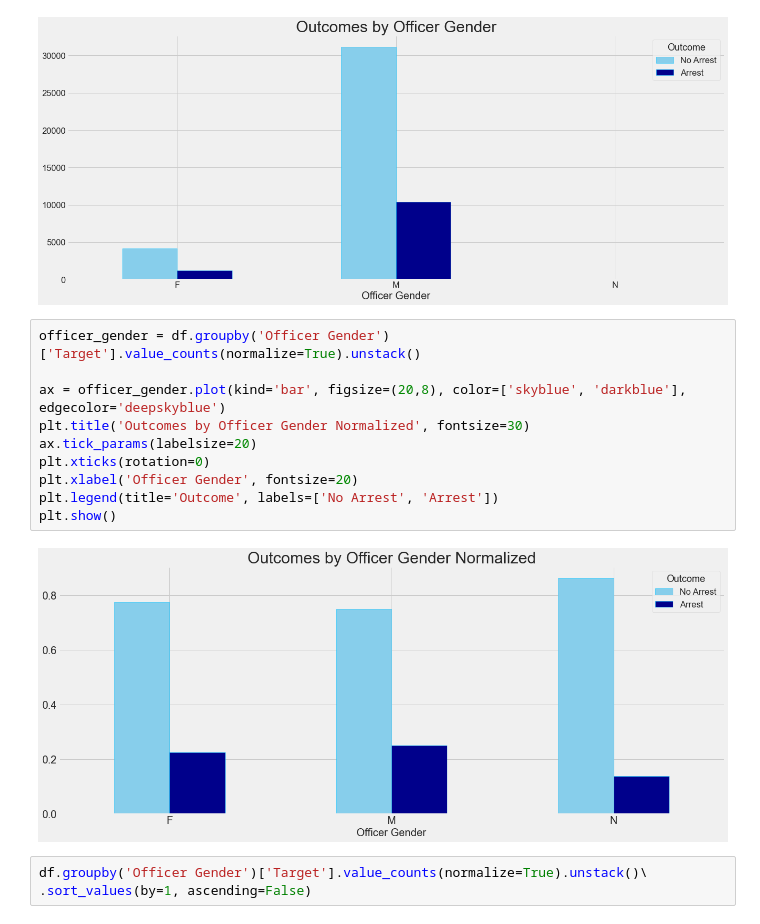
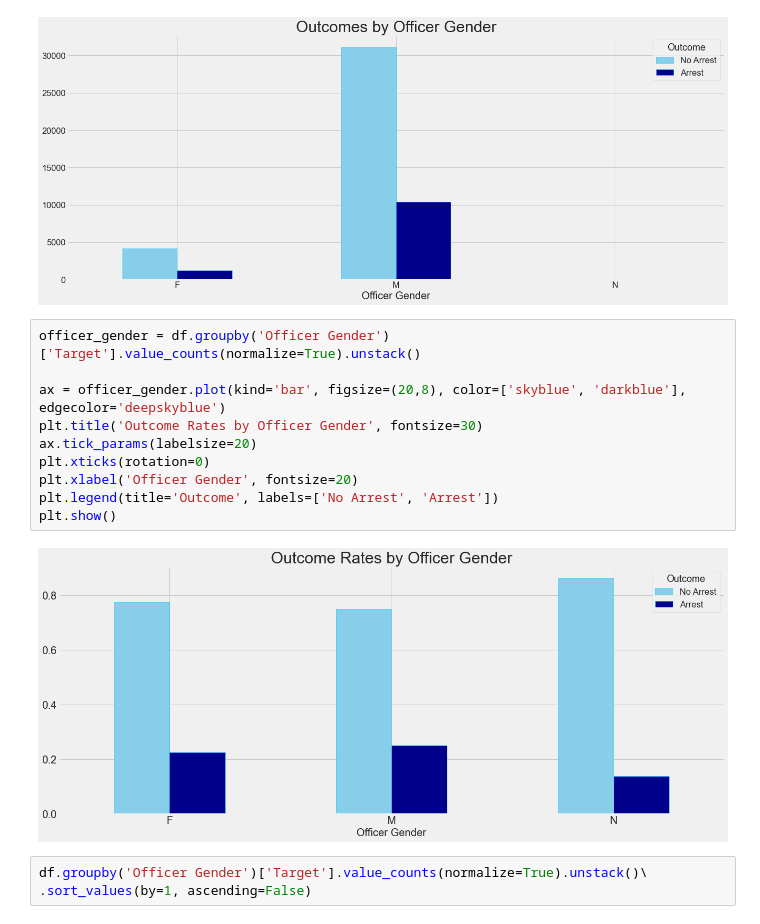
Before and after one commit to jeffreyhwatson/terry_stops_project, a Jupyter notebook: notebooks/exploratory/eda_visuals.ipynb, the cells around one changed output. Saved outputs shown, nothing was run; the diff lists cells and outputs as text.

```diff
--- a/notebooks/exploratory/eda_visuals.ipynb
+++ b/notebooks/exploratory/eda_visuals.ipynb
@@ -496,15 +519,15 @@ plt.show()
 # %%
 officer_gender = df.groupby('Officer Gender')['Target'].value_counts(normalize=True).unstack()
 
 ax = officer_gender.plot(kind='bar', figsize=(20,8), color=['skyblue', 'darkblue'], edgecolor='deepskyblue')
-plt.title('Outcomes by Officer Gender Normalized', fontsize=30)
+plt.title('Outcome Rates by Officer Gender', fontsize=30)
 ax.tick_params(labelsize=20)
 plt.xticks(rotation=0)
 plt.xlabel('Officer Gender', fontsize=20)
 plt.legend(title='Outcome', labels=['No Arrest', 'Arrest'])
 plt.show()
 # %% [output]
-[figure, old version]
+[figure, new version]
 # %%
 df.groupby('Officer Gender')['Target'].value_counts(normalize=True).unstack()\
 .sort_values(by=1, ascending=False)
```
Also changed, not shown: parts of 18 cells of this notebook.
